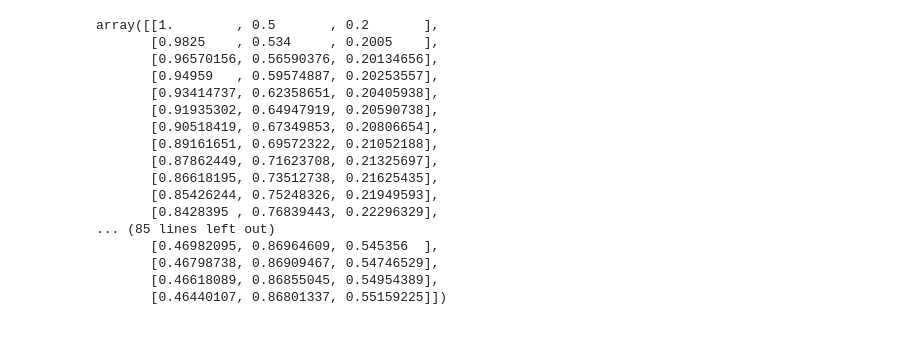
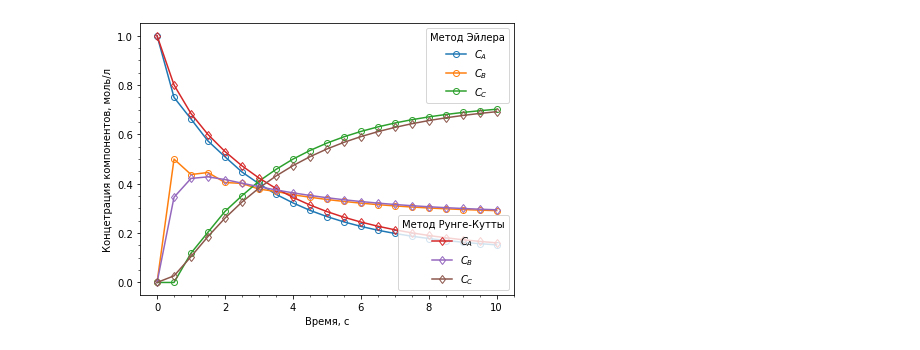
Before and after one commit to VChuzlov/SA, a Jupyter notebook: 2023/Lec/Lec-08_Моделирование_химических_реакций/scripts/plots.ipynb, the cells around one changed output. Cells and saved outputs as stored; diff of their text form; code cells hidden in the pictures.

```diff
--- a/2023/Lec/Lec-08_Моделирование_химических_реакций/scripts/plots.ipynb
+++ b/2023/Lec/Lec-08_Моделирование_химических_реакций/scripts/plots.ipynb
@@ -44,27 +44,42 @@ def func(time: float, c: np.ndarray,
 
     return dca_dt, dcb_dt, dcc_dt
 # %%
-k, y0 = np.array([.2, .1, .1, .1]), np.array([1, .5, .2])
-t0, tf = 0, 10
-y_eiler = eiler(func, t0, tf, y0, 0.1, args=(k, ))
-y_rk = rk(func, t0, tf, y0, 0.1, args=(k, ))
+k, y0 = np.array([.5, .8, .95, .1]), np.array([1, .0, .0])
+t0, tf, h = 0, 10, .5
+y_eiler = eiler(func, t0, tf, y0, h, args=(k, ))
+y_rk = rk(func, t0, tf, y0, h, args=(k, ))
+t = np.arange(t0, tf+h, h)
-# %%
-y_eiler
-# %% [output]
-array([[1.        , 0.5       , 0.2       ],
-       [0.9825    , 0.534     , 0.2005    ],
-       [0.96570156, 0.56590376, 0.20134656],
-       [0.94959   , 0.59574887, 0.20253557],
-       [0.93414737, 0.62358651, 0.20405938],
-       [0.91935302, 0.64947919, 0.20590738],
-       [0.90518419, 0.67349853, 0.20806654],
-       [0.89161651, 0.69572322, 0.21052188],
-       [0.87862449, 0.71623708, 0.21325697],
-       [0.86618195, 0.73512738, 0.21625435],
-       [0.85426244, 0.75248326, 0.21949593],
-       [0.8428395 , 0.76839443, 0.22296329],
-... (85 lines left out)
-       [0.46982095, 0.86964609, 0.545356  ],
-       [0.46798738, 0.86909467, 0.54746529],
-       [0.46618089, 0.86855045, 0.54954389],
-       [0.46440107, 0.86801337, 0.55159225]])
+# %%
+f, a = plt.subplots(figsize=(6, 4.5))
+
+line1, = a.plot(t, y_eiler[:, 0], marker='o', fillstyle='none', label=r'$C_A$')
+line2, = a.plot(t, y_eiler[:, 1], marker='o', fillstyle='none', label=r'$C_B$')
+line3, = a.plot(t, y_eiler[:, 2], marker='o', fillstyle='none', label=r'$C_C$')
+
+line4, = a.plot(t, y_rk[:, 0], marker='d', fillstyle='none', label=r'$C_A$')
+line5, = a.plot(t, y_rk[:, 1], marker='d', fillstyle='none', label=r'$C_B$')
+line6, = a.plot(t, y_rk[:, 2], marker='d', fillstyle='none', label=r'$C_C$')
+
+a.set_xlabel('Время, с')
+a.set_ylabel('Концетрация компонентов, моль/л')
+
+a.xaxis.set_minor_locator(AutoMinorLocator())
+a.yaxis.set_minor_locator(AutoMinorLocator())
+
+first_legend = a.legend(
+    handles=[line1, line2, line3],
+    loc='upper right',
+    title='Метод Эйлера'
+)
+a.add_artist(first_legend)
+
+a.legend(
+    handles=[line4, line5, line6],
+    loc='lower right',
+    title='Метод Рунге-Кутты',
+)
+
+plt.tight_layout()
+plt.savefig(r'..\pics\plot.pdf')
+# %% [output]
+[figure, added]
```
Also changed, not shown: 35 other files.
